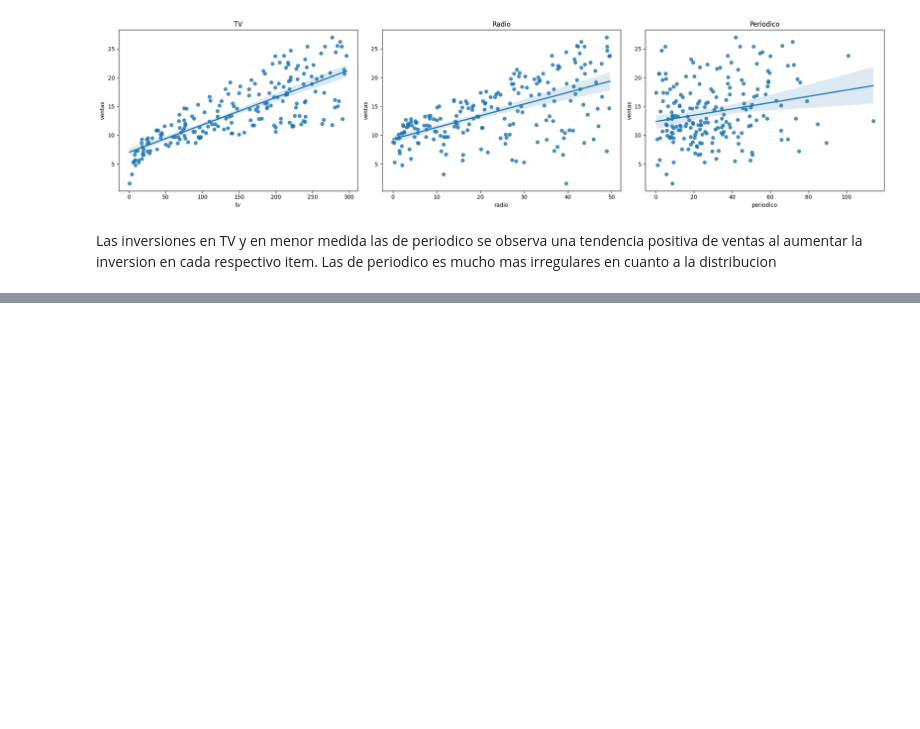
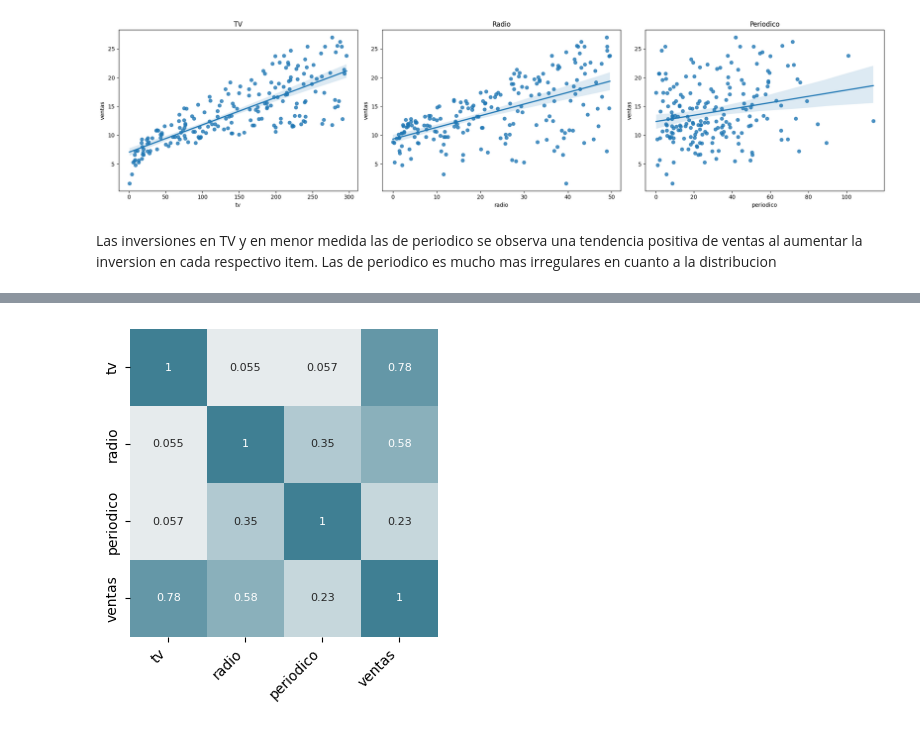
Before and after one commit to saert3311/ciencia-datos-aspasia, a Jupyter notebook: M5/ejercicio3.ipynb, the cells around one changed output, grey strips where cells are left out. Saved outputs shown, nothing was run; the diff lists cells and outputs as text; code cells hidden in the pictures; blank space fills up the shorter version.

```diff
--- a/M5/ejercicio3.ipynb
+++ b/M5/ejercicio3.ipynb
@@ -189,0 +179,20 @@ Variance score: 0.88
+# %%
+# Correlación entre columnas numéricas
+# ==============================================================================
+
+def tidy_corr_matrix(corr_mat):
+    '''
+    Función para convertir una matriz de correlación de pandas en formato tidy
+    '''
+    corr_mat = corr_mat.stack().reset_index()
+    corr_mat.columns = ['variable_1','variable_2','r']
+    corr_mat = corr_mat.loc[corr_mat['variable_1'] != corr_mat['variable_2'], :]
+    corr_mat['abs_r'] = np.abs(corr_mat['r'])
+    corr_mat = corr_mat.sort_values('abs_r', ascending=False)
+
+    return(corr_mat)
+
+
+
+corr_matrix = df.select_dtypes(include=['float64', 'int']).corr(method='pearson')
+tidy_corr_matrix(corr_matrix).head(10)
@@ -189,0 +211,27 @@ Variance score: 0.88
+# %%
+# Heatmap matriz de correlaciones
+# ==============================================================================
+fig, ax = plt.subplots(nrows=1, ncols=1, figsize=(4, 4))
+
+sns.heatmap(
+    corr_matrix,
+    annot     = True,
+    cbar      = False,
+    annot_kws = {"size": 8},
+    vmin      = -1,
+    vmax      = 1,
+    center    = 0,
+    cmap      = sns.diverging_palette(20, 220, n=200),
+    square    = True,
+    ax        = ax
+)
+
+ax.set_xticklabels(
+    ax.get_xticklabels(),
+    rotation = 45,
+    horizontalalignment = 'right',
+)
+
+ax.tick_params(labelsize = 10)
+# %% [output]
+[figure, added]
```
Also changed, not shown: parts of 13 cells of this notebook.
